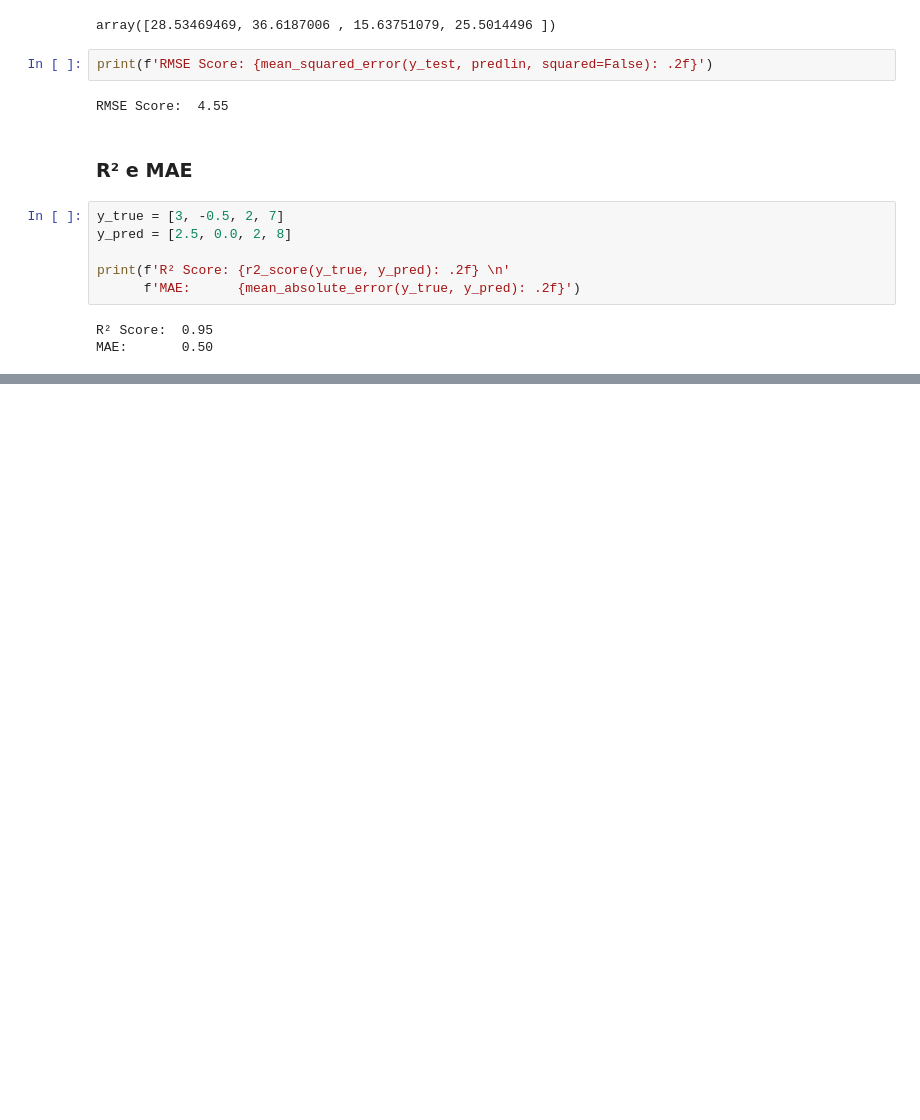
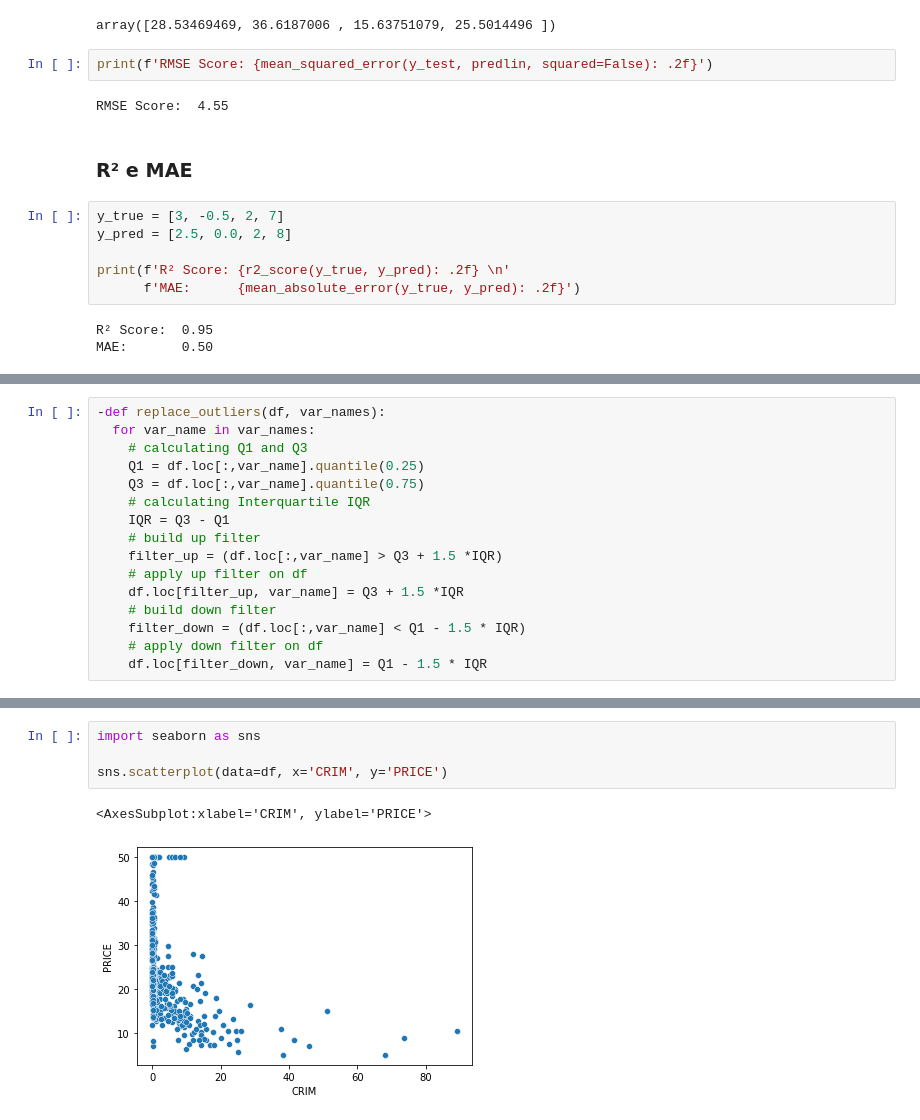
Before and after one commit to bruna-calistrate/Regression-SupervisedModels-Course, a Jupyter notebook: SupervisedModels.ipynb, the cells around one changed output, grey strips where cells are left out. Saved outputs shown, nothing was run; the diff lists cells and outputs as text; blank space fills up the shorter version.

```diff
--- a/SupervisedModels.ipynb
+++ b/SupervisedModels.ipynb
@@ -510,0 +571,16 @@ MAE:       0.50
+# %%
+-def replace_outliers(df, var_names):
+  for var_name in var_names:
+    # calculating Q1 and Q3
+    Q1 = df.loc[:,var_name].quantile(0.25)
+    Q3 = df.loc[:,var_name].quantile(0.75)
+    # calculating Interquartile IQR
+    IQR = Q3 - Q1
+    # build up filter
+    filter_up = (df.loc[:,var_name] > Q3 + 1.5 *IQR)
+    # apply up filter on df
+    df.loc[filter_up, var_name] = Q3 + 1.5 *IQR
+    # build down filter
+    filter_down = (df.loc[:,var_name] < Q1 - 1.5 * IQR)
+    # apply down filter on df
+    df.loc[filter_down, var_name] = Q1 - 1.5 * IQR
@@ -510,0 +608,7 @@ MAE:       0.50
+# %%
+import seaborn as sns
+
+sns.scatterplot(data=df, x='CRIM', y='PRICE')
+# %% [output]
+<AxesSubplot:xlabel='CRIM', ylabel='PRICE'>
+[figure, added]
```
Also changed, not shown: parts of 10 cells of this notebook.
